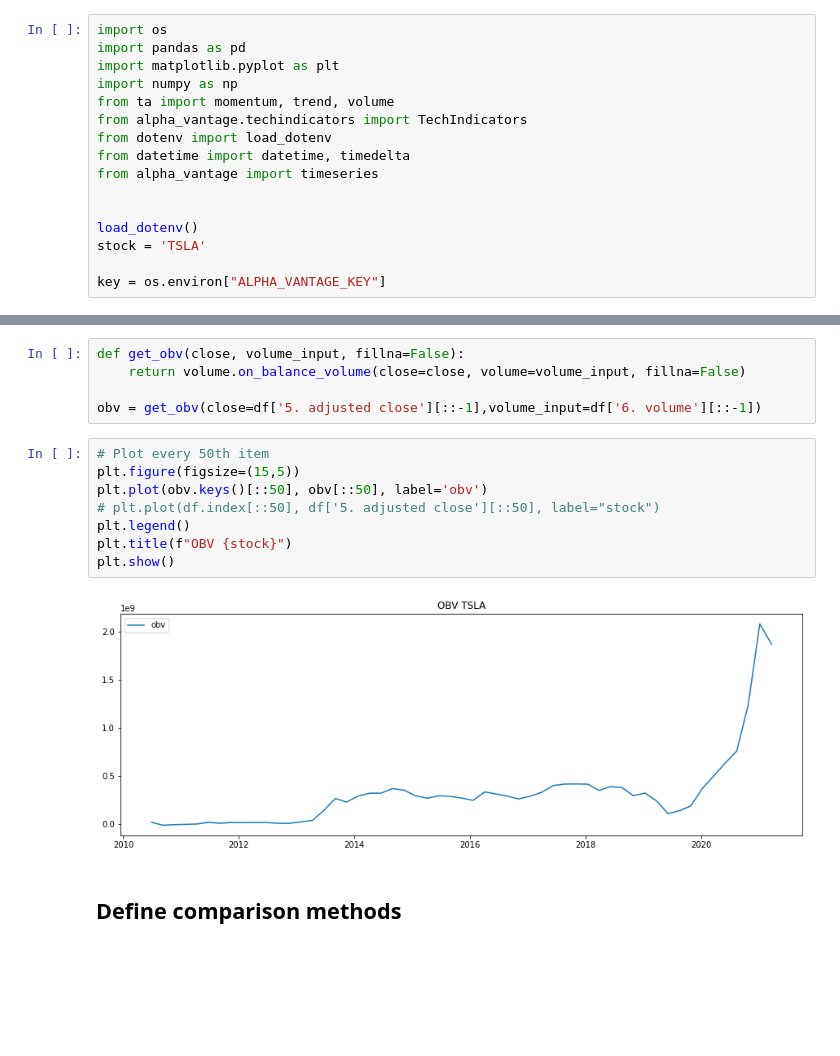
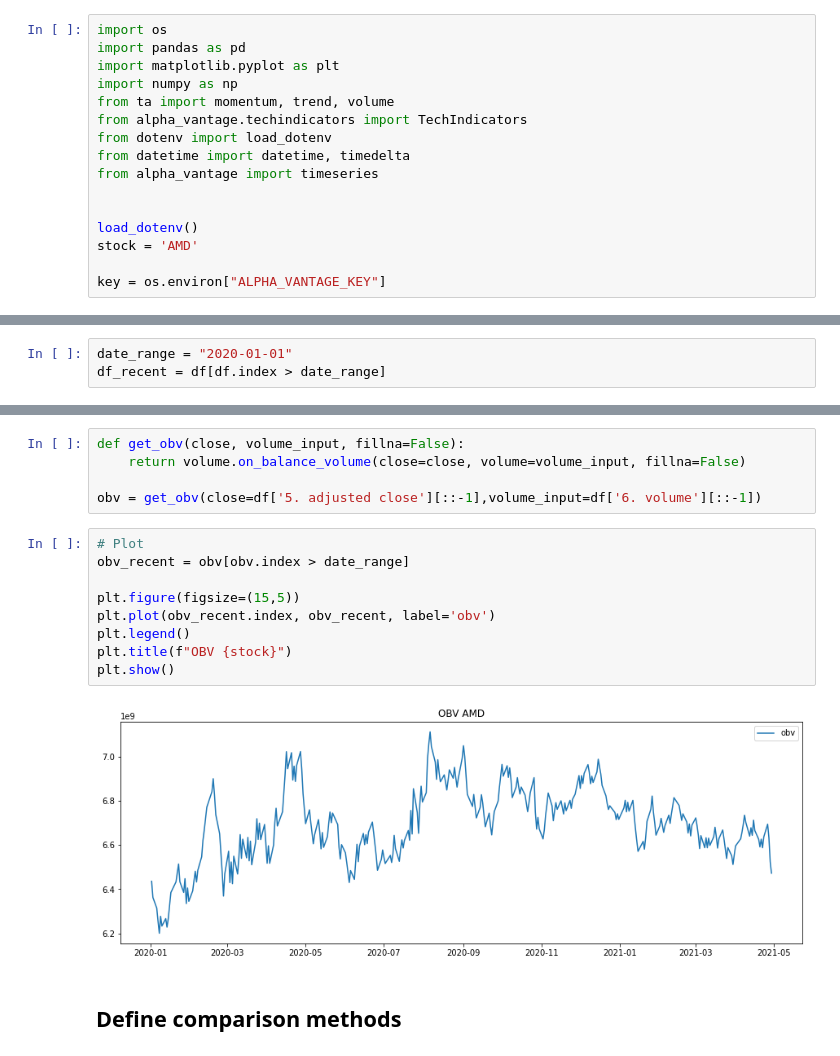
Before and after one commit to aitabot/technical_indicator_playground, a Jupyter notebook: ta.ipynb, the cells around one changed output, grey strips where cells are left out. Cells and saved outputs as stored; diff of their text form; blank space fills up the shorter version.

```diff
--- a/ta.ipynb
+++ b/ta.ipynb
@@ -13,7 +13,7 @@ from alpha_vantage import timeseries
 
 
 load_dotenv()
-stock = 'TSLA'
+stock = 'AMD'
 
 key = os.environ["ALPHA_VANTAGE_KEY"]
 # %% [markdown]
@@ -30,6 +30,9 @@ except Exception:
     ts = timeseries.TimeSeries(key=key, output_format="pandas")
     df, _ = ts.get_daily_adjusted(symbol=stock, outputsize="full")
     df.to_csv(f"{stock}.csv")
+# %%
+date_range = "2020-01-01"
+df_recent = df[df.index > date_range]
 # %% [markdown]
 ## SMA - Simple Moving Average
 # %%
@@ -115,15 +124,16 @@ def get_obv(close, volume_input, fillna=False):
 
 obv = get_obv(close=df['5. adjusted close'][::-1],volume_input=df['6. volume'][::-1])
 # %%
-# Plot every 50th item
+# Plot
+obv_recent = obv[obv.index > date_range]
+
 plt.figure(figsize=(15,5))
-plt.plot(obv.keys()[::50], obv[::50], label='obv')
-# plt.plot(df.index[::50], df['5. adjusted close'][::50], label="stock")
+plt.plot(obv_recent.index, obv_recent, label='obv')
 plt.legend()
 plt.title(f"OBV {stock}")
 plt.show()
 # %% [output]
-[figure, old version]
+[figure, new version]
 # %% [markdown]
 ## Define comparison methods
 # %%
```
Also changed, not shown: parts of 11 cells of this notebook.
